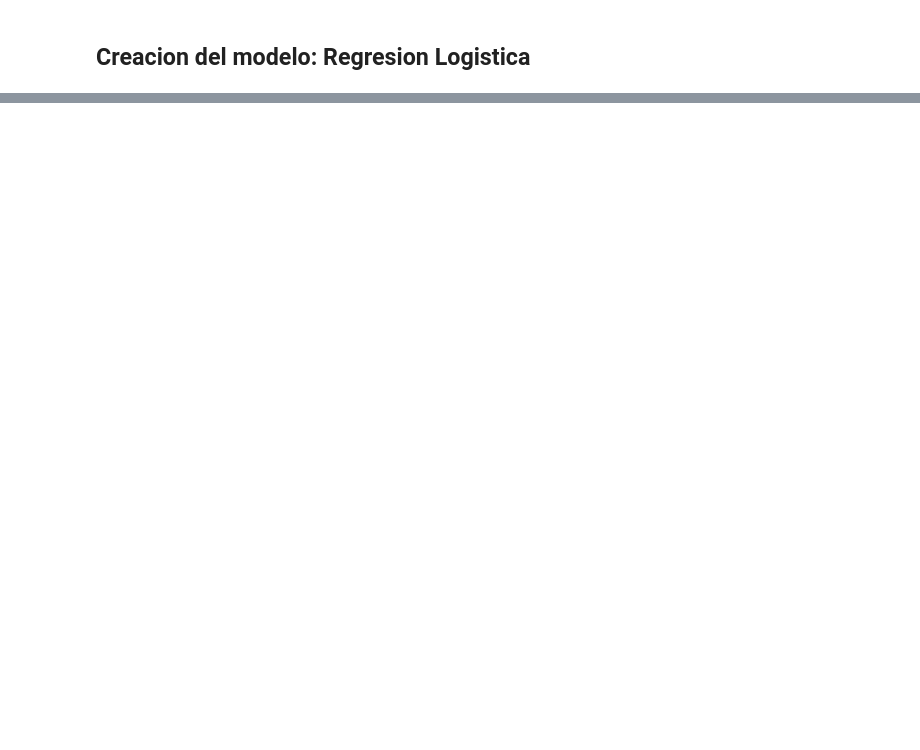
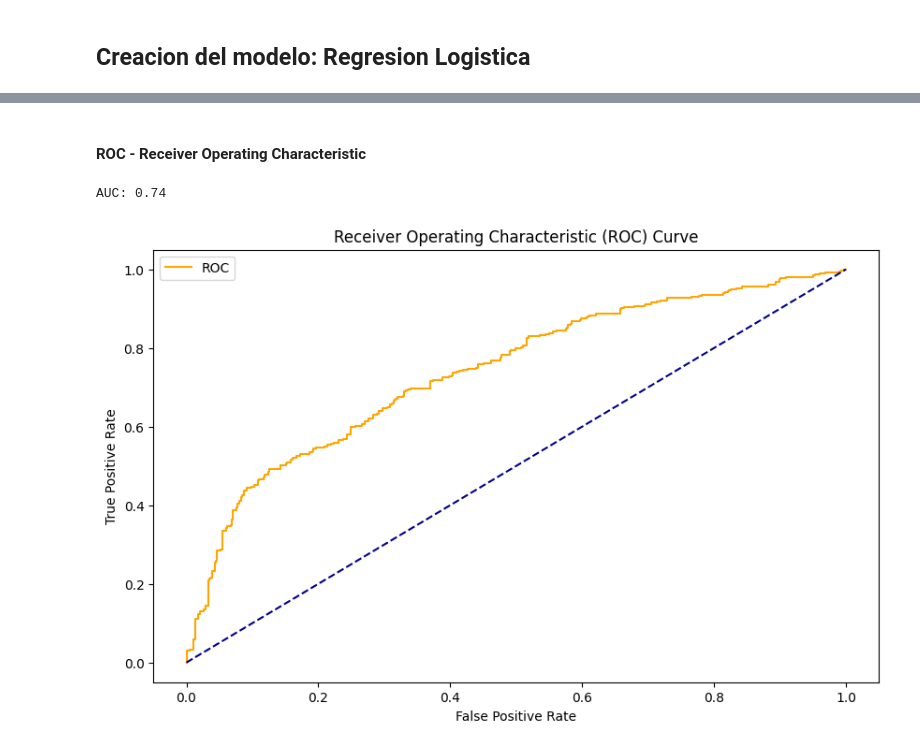
Before and after one commit to mannyctg/Machine-Learning-1, a Jupyter notebook: modelos_F.ipynb, the cells around one changed output, grey strips where cells are left out. Drawn from its saved outputs; the diff is of its cells as text; code cells hidden in the pictures; blank space fills up the shorter version.

```diff
--- a/modelos_F.ipynb
+++ b/modelos_F.ipynb
@@ -447,2 +463,35 @@ df_predicciones.iloc[4:10, :]
 # %% [markdown]
 ## Creacion del modelo: Regresion Logistica
+# %%
+X_train, X_test, y_train, y_test = train_test_split(
+                                        X,
+                                        y.values.reshape(-1,1),
+                                        train_size   = 0.8,
+                                        random_state = 123,
+                                        shuffle      = True
+                                    )
+# %%
+modelLRovrLinea = LogisticRegression(multi_class = "ovr"
+                                     , solver='liblinear'
+                                     , class_weight = 'balanced'
+                                     , penalty='l2'
+                                     , random_state=0)
+
+modelLRovrlbfgs = LogisticRegression(multi_class = "ovr"
+                                     , solver='lbfgs'
+                                     , class_weight = 'balanced'
+                                     , penalty='l2'
+                                     , random_state=0)
+
+
+modelLRMullbfgs = LogisticRegression(multi_class = "multinomial"
+                                     , solver='lbfgs'
+                                     , class_weight = 'balanced'
+                                     , penalty='l2'
+                                     , random_state=0)
+
+#Entrenamiento del modelo con 80% de training
+
+modelLRovrLinea.fit(X_train, y_train)
+modelLRovrlbfgs.fit(X_train, y_train)
+modelLRMullbfgs.fit(X_train, y_train)
@@ -448,0 +565,17 @@ df_predicciones.iloc[4:10, :]
+# %% [markdown]
+#### ROC - Receiver Operating Characteristic
+# %%
+#Curva ROC para el modelo
+
+fig = plt.figure(figsize=(10,6))
+probs = modelLRovrLinea.predict_proba(X_test)
+probs = probs[:, 1]
+auc = roc_auc_score(y_test, probs*(1))
+
+print('AUC: %.2f' % auc)
+
+fpr, tpr, thresholds = roc_curve(y_test, probs*(1))
+plot_roc_curve(fpr, tpr)
+# %% [output]
+AUC: 0.74
+[figure, added]
```
Also changed, not shown: parts of 8 cells of this notebook.
